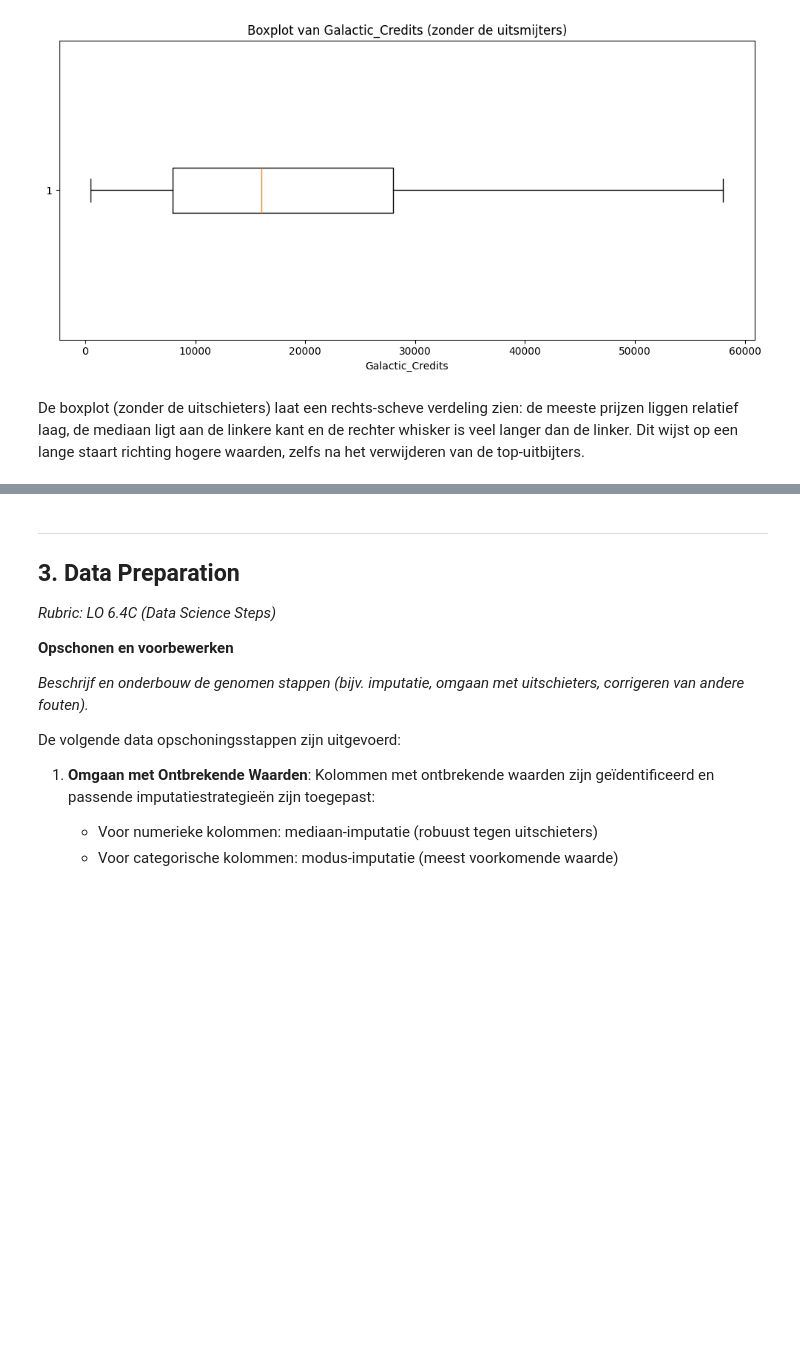
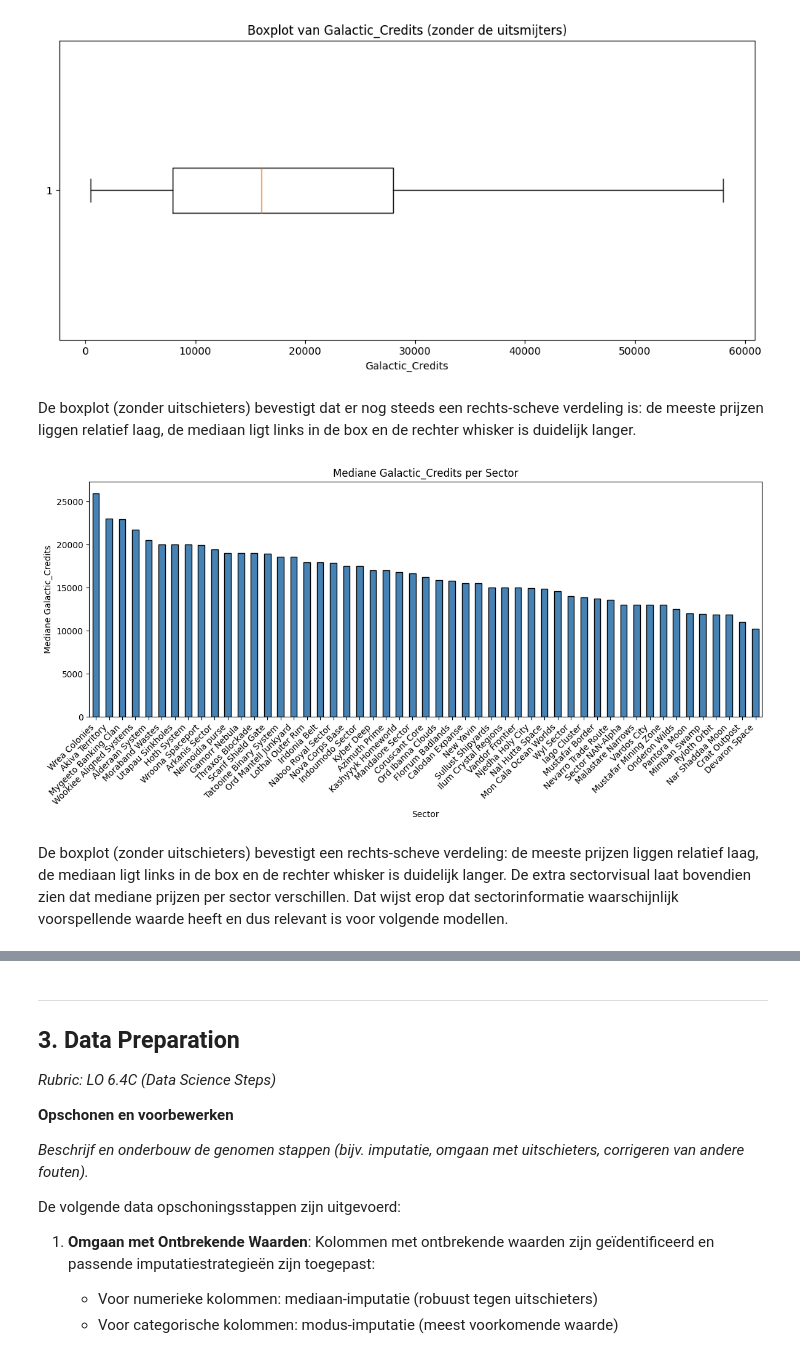
Before and after one commit to AchrafEAE/DDD, a Jupyter notebook: Iteratie1.ipynb, the cells around one changed output, grey strips where cells are left out. Saved outputs shown, nothing was run; the diff lists cells and outputs as text; code cells hidden in the pictures; blank space fills up the shorter version.

```diff
--- a/Iteratie1.ipynb
+++ b/Iteratie1.ipynb
@@ -210,5 +273,25 @@ plt.tight_layout()
 plt.show()
 # %% [output]
 [figure]
+# %% [markdown]
+De boxplot (zonder uitschieters) bevestigt dat er nog steeds een rechts-scheve verdeling is: de meeste prijzen liggen relatief laag, de mediaan ligt links in de box en de rechter whisker is duidelijk langer.
+# %%
+# Extra patroonvisual: mediane prijs per sector
+sector_median = (
+    df.groupby("Sector")["Galactic_Credits"]
+    .median()
+    .sort_values(ascending=False)
+)
+
+plt.figure(figsize=(12, 6))
+sector_median.plot(kind="bar", color="steelblue", edgecolor="black")
+plt.title("Mediane Galactic_Credits per Sector")
+plt.xlabel("Sector")
+plt.ylabel("Mediane Galactic_Credits")
+plt.xticks(rotation=45, ha="right")
+plt.tight_layout()
+plt.show()
+# %% [output]
+[figure, added]
 # %% [markdown]
-De boxplot (zonder de uitschieters) laat een rechts‑scheve verdeling zien: de meeste prijzen liggen relatief laag, de mediaan ligt aan de linkere kant en de rechter whisker is veel langer dan de linker. Dit wijst op een lange staart richting hogere waarden, zelfs na het verwijderen van de top‑uitbijters.
+De boxplot (zonder uitschieters) bevestigt een rechts-scheve verdeling: de meeste prijzen liggen relatief laag, de mediaan ligt links in de box en de rechter whisker is duidelijk langer. De extra sectorvisual laat bovendien zien dat mediane prijzen per sector verschillen. Dat wijst erop dat sectorinformatie waarschijnlijk voorspellende waarde heeft en dus relevant is voor volgende modellen.
```
Also changed, not shown: parts of 14 cells of this notebook.
